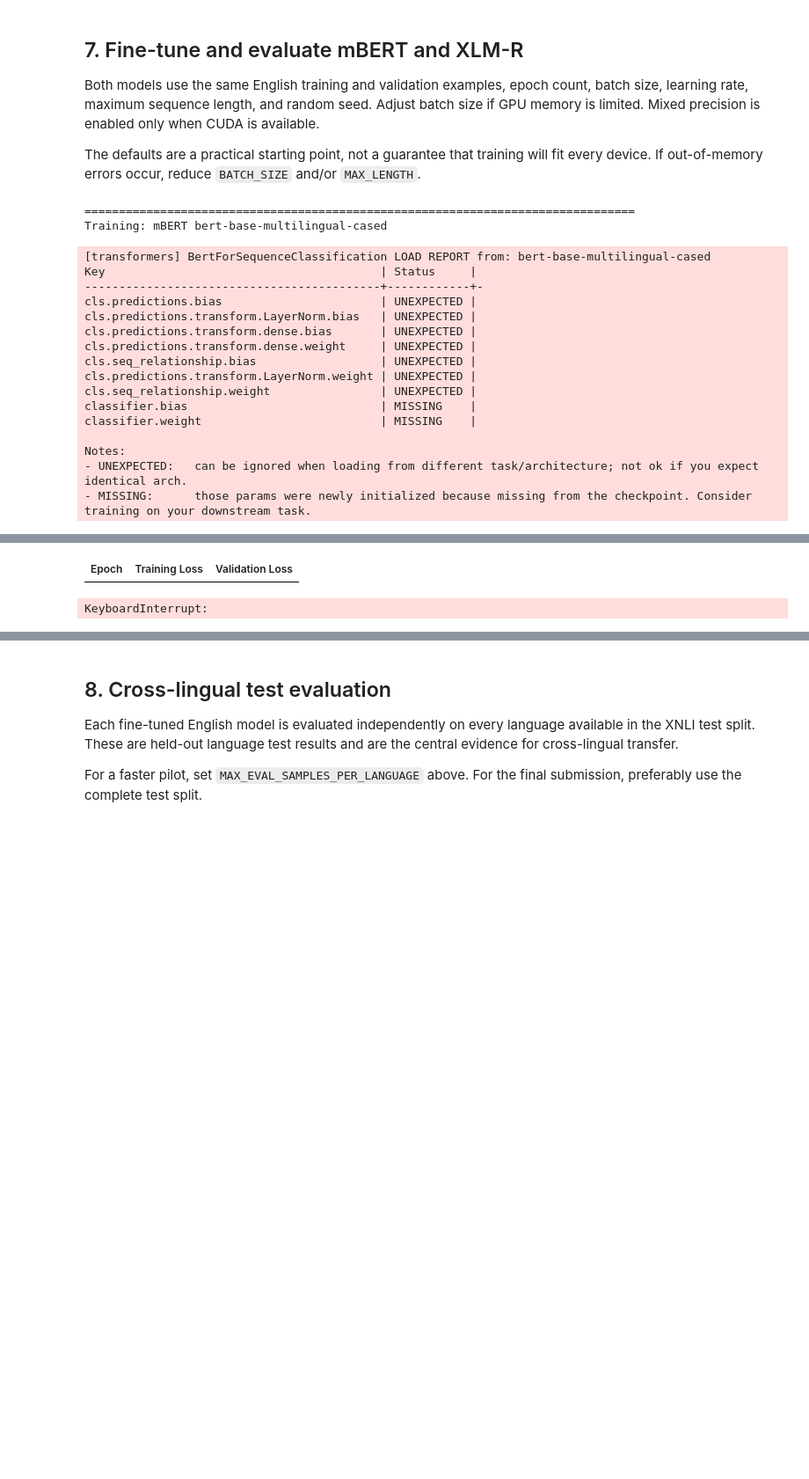
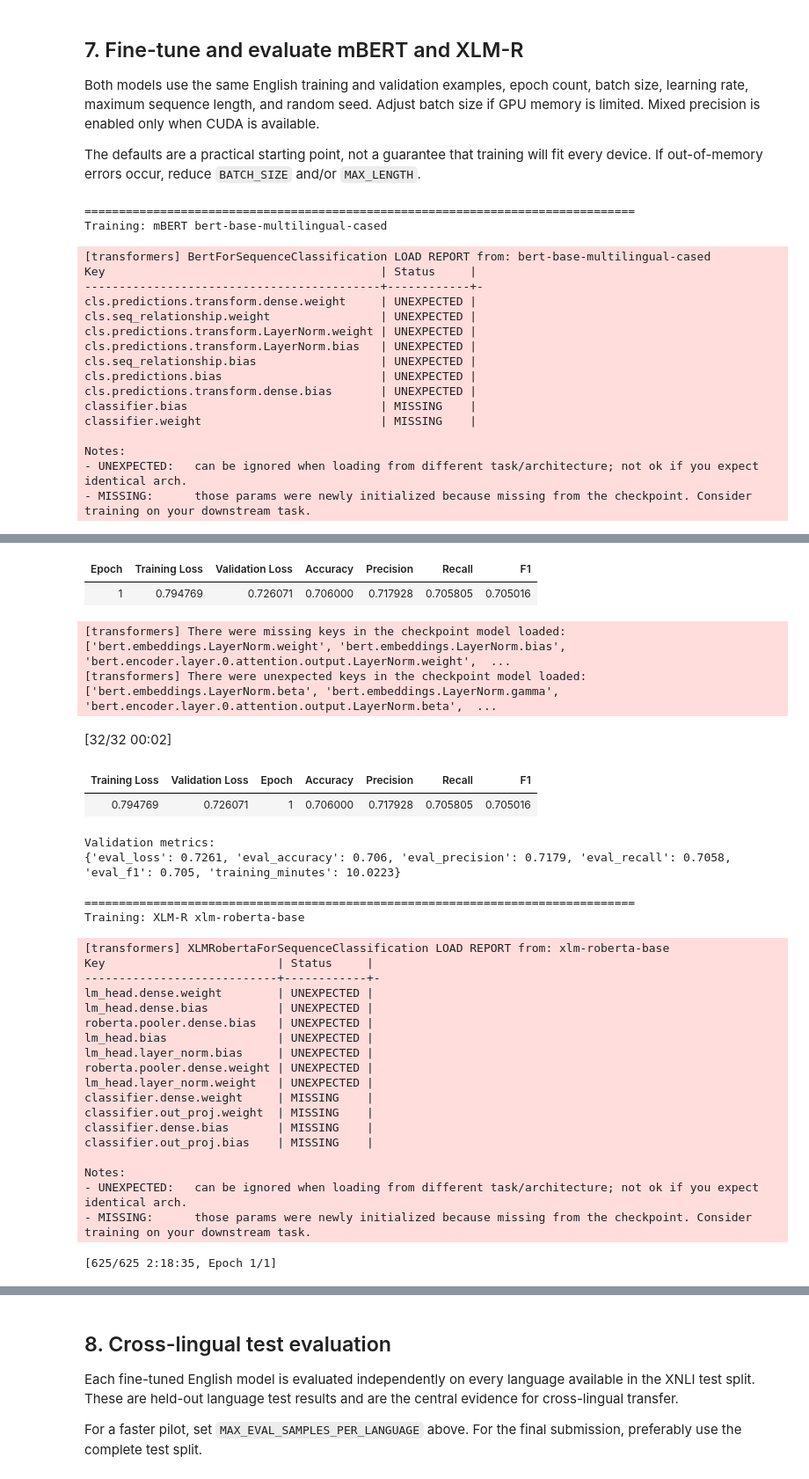
Before and after one commit to Hari-Krishna-Moorthy/Group90_xnli, a Jupyter notebook: Group90_xnli.ipynb, the cells around one changed output, grey strips where cells are left out. Shown at 88% size. Drawn from its saved outputs; the diff is of its cells as text; code cells hidden in the pictures; blank space fills up the shorter version.

```diff
--- a/Group90_xnli.ipynb
+++ b/Group90_xnli.ipynb
@@ -135,8 +139,8 @@ Example training sample: {'premise': 'Conceptually cream skimming has two basic
 # %% [markdown]
 ## 4. Prepare English training data and multilingual evaluation data
 # %%
-MAX_TRAIN_SAMPLES = None   # Set to e.g. 10000 for a faster pilot run; None uses all English training data
-MAX_EVAL_SAMPLES_PER_LANGUAGE = None  # Set to e.g. 1000 for a faster pilot run; None uses all examples
+MAX_TRAIN_SAMPLES = 10000
+MAX_EVAL_SAMPLES_PER_LANGUAGE = 500
 
 # English training data (already filtered and tagged as en)
 train_ds = raw["train"]
@@ -222,8 +226,8 @@ Both models use the same English training and validation examples, epoch count,
 
 The defaults are a practical starting point, not a guarantee that training will fit every device. If out-of-memory errors occur, reduce `BATCH_SIZE` and/or `MAX_LENGTH`.
 # %%
-EPOCHS = 2
-BATCH_SIZE = 16 if torch.cuda.is_available() else 8
+EPOCHS = 1
+BATCH_SIZE = 16 if (torch.cuda.is_available() or torch.backends.mps.is_available()) else 8
 LEARNING_RATE = 2e-5
 WEIGHT_DECAY = 0.01
 
@@ -297,13 +301,13 @@ Training: mBERT bert-base-multilingual-cased
 [transformers] BertForSequenceClassification LOAD REPORT from: bert-base-multilingual-cased
 Key                                        | Status     |
 -------------------------------------------+------------+-
+cls.predictions.transform.dense.weight     | UNEXPECTED |
+cls.seq_relationship.weight                | UNEXPECTED |
+cls.predictions.transform.LayerNorm.weight | UNEXPECTED |
+cls.predictions.transform.LayerNorm.bias   | UNEXPECTED |
+cls.seq_relationship.bias                  | UNEXPECTED |
 cls.predictions.bias                       | UNEXPECTED |
-cls.predictions.transform.LayerNorm.bias   | UNEXPECTED |
 cls.predictions.transform.dense.bias       | UNEXPECTED |
-cls.predictions.transform.dense.weight     | UNEXPECTED |
-cls.seq_relationship.bias                  | UNEXPECTED |
-cls.predictions.transform.LayerNorm.weight | UNEXPECTED |
-cls.seq_relationship.weight                | UNEXPECTED |
 classifier.bias                            | MISSING    |
 classifier.weight                          | MISSING    |
 
@@ -314,2 +318,31 @@ Notes:
-| Epoch | Training Loss | Validation Loss |
+| Epoch | Training Loss | Validation Loss | Accuracy | Precision | Recall | F1 |
+| 1 | 0.794769 | 0.726071 | 0.706000 | 0.717928 | 0.705805 | 0.705016 |
-KeyboardInterrupt:
+[transformers] There were missing keys in the checkpoint model loaded: ['bert.embeddings.LayerNorm.weight', 'bert.embeddings.LayerNorm.bias', 'bert.encoder.layer.0.attention.output.LayerNorm.weight',  ...
+[transformers] There were unexpected keys in the checkpoint model loaded: ['bert.embeddings.LayerNorm.beta', 'bert.embeddings.LayerNorm.gamma', 'bert.encoder.layer.0.attention.output.LayerNorm.beta',  ...
+[32/32 00:02]
+| Training Loss | Validation Loss | Epoch | Accuracy | Precision | Recall | F1 |
+| 0.794769 | 0.726071 | 1 | 0.706000 | 0.717928 | 0.705805 | 0.705016 |
+Validation metrics:
+{'eval_loss': 0.7261, 'eval_accuracy': 0.706, 'eval_precision': 0.7179, 'eval_recall': 0.7058, 'eval_f1': 0.705, 'training_minutes': 10.0223}
+
+================================================================================
+Training: XLM-R xlm-roberta-base
+[transformers] XLMRobertaForSequenceClassification LOAD REPORT from: xlm-roberta-base
+Key                         | Status     |
+----------------------------+------------+-
+lm_head.dense.weight        | UNEXPECTED |
+lm_head.dense.bias          | UNEXPECTED |
+roberta.pooler.dense.bias   | UNEXPECTED |
+lm_head.bias                | UNEXPECTED |
+lm_head.layer_norm.bias     | UNEXPECTED |
+roberta.pooler.dense.weight | UNEXPECTED |
+lm_head.layer_norm.weight   | UNEXPECTED |
+classifier.dense.weight     | MISSING    |
+classifier.out_proj.weight  | MISSING    |
+classifier.dense.bias       | MISSING    |
+classifier.out_proj.bias    | MISSING    |
+
+Notes:
+- UNEXPECTED:   can be ignored when loading from different task/architecture; not ok if you expect identical arch.
+- MISSING:      those params were newly initialized because missing from the checkpoint. Consider training on your downstream task.
+[625/625 2:18:35, Epoch 1/1]
```
Also changed, not shown: parts of 10 cells of this notebook, 11 other files.
